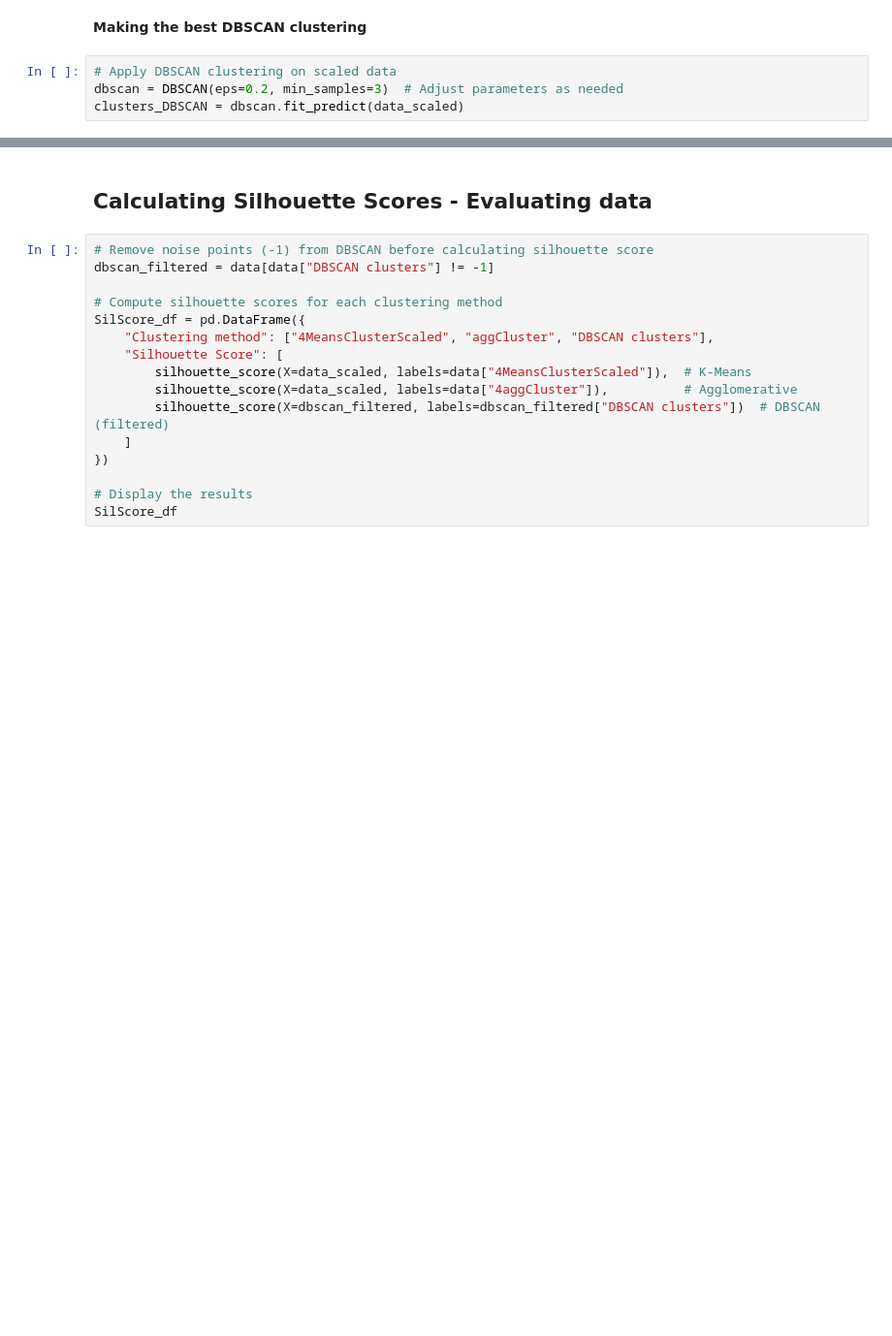
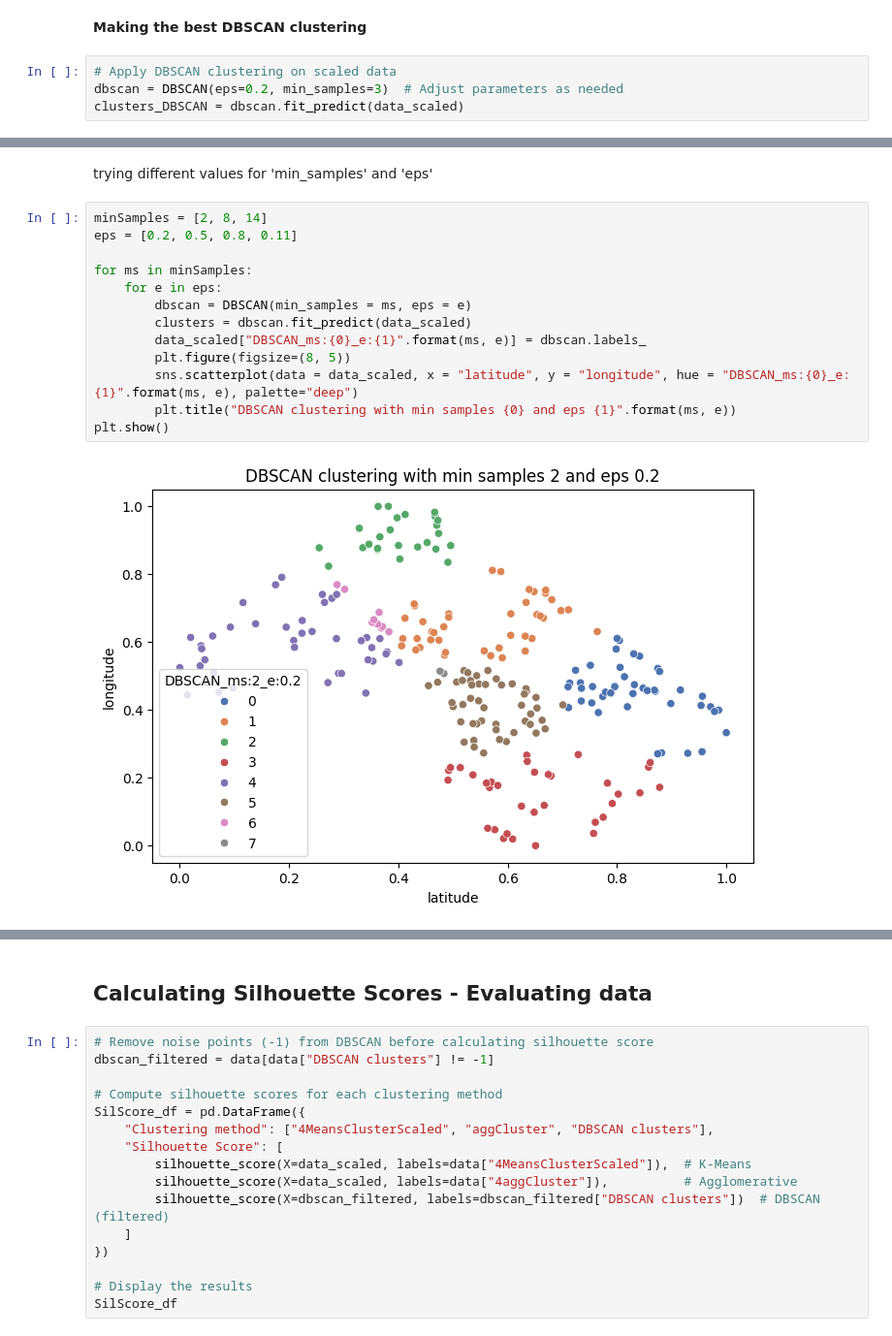
Before and after one commit to victorwp288/Data_-_things, a Jupyter notebook: 8.Exercises in Clustering.ipynb, the cells around one changed output, grey strips where cells are left out. Shown at 97% size. Saved outputs shown, nothing was run; the diff lists cells and outputs as text; blank space fills up the shorter version.

```diff
--- a/8.Exercises in Clustering.ipynb
+++ b/8.Exercises in Clustering.ipynb
@@ -396,0 +455,17 @@ plt.show()
+# %% [markdown]
+trying different values for 'min_samples' and 'eps'
+# %%
+minSamples = [2, 8, 14]
+eps = [0.2, 0.5, 0.8, 0.11]
+
+for ms in minSamples:
+    for e in eps:
+        dbscan = DBSCAN(min_samples = ms, eps = e)
+        clusters = dbscan.fit_predict(data_scaled)
+        data_scaled["DBSCAN_ms:{0}_e:{1}".format(ms, e)] = dbscan.labels_
+        plt.figure(figsize=(8, 5))
+        sns.scatterplot(data = data_scaled, x = "latitude", y = "longitude", hue = "DBSCAN_ms:{0}_e:{1}".format(ms, e), palette="deep")
+        plt.title("DBSCAN clustering with min samples {0} and eps {1}".format(ms, e))
+plt.show()
+# %% [output]
+[figure, added]
```
Also changed, not shown: parts of 37 cells of this notebook.
